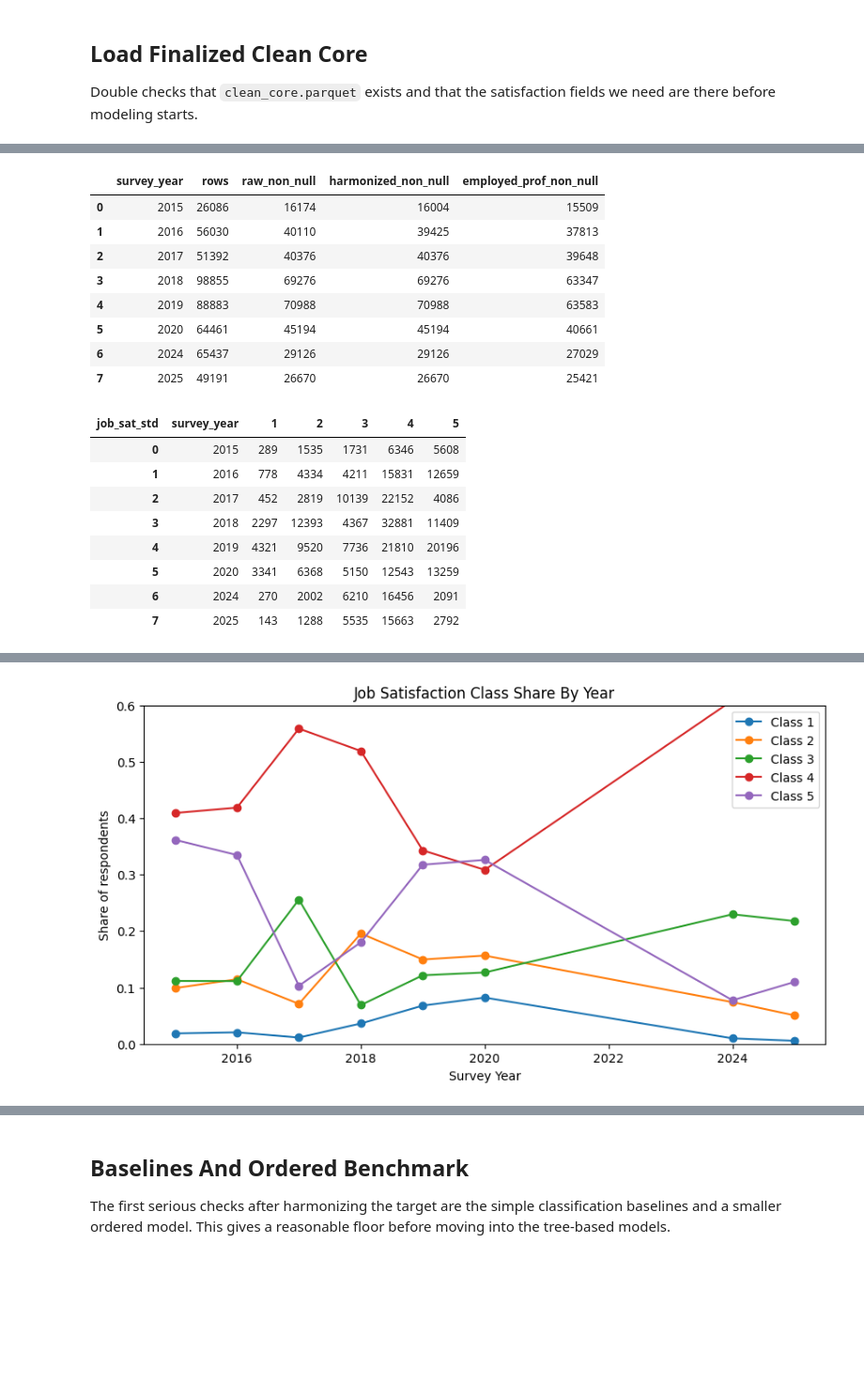
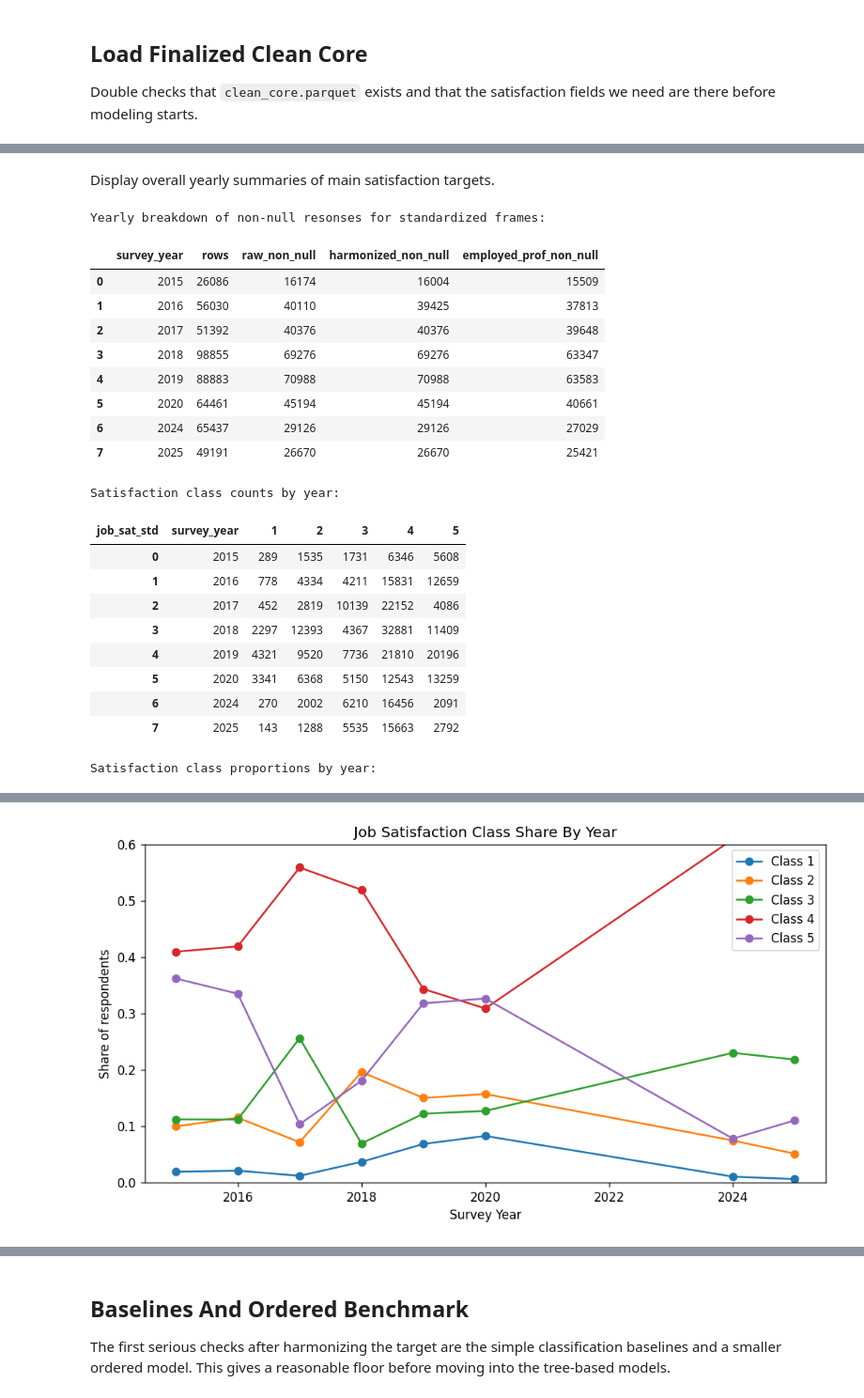
Before and after one commit to Jdrice72901/DSBA-6211-Stack-overflow-Survey-Analysis, a Jupyter notebook: notebooks/modeling_sat_v2.ipynb, the cells around one changed output, grey strips where cells are left out. Shown at 94% size. Saved outputs shown, nothing was run; the diff lists cells and outputs as text; code cells hidden in the pictures; blank space fills up the shorter version.

```diff
--- a/notebooks/modeling_sat_v2.ipynb
+++ b/notebooks/modeling_sat_v2.ipynb
@@ -133,10 +223,9 @@ SAT_BASELINE_GROUP_SETS = [
 
 Double checks that `clean_core.parquet` exists and that the satisfaction fields we need are there before modeling starts.
 # %%
-# Load the cleaned respondent table and make sure the satisfaction fields we need are here
+# Load the cleaned respondent table and validate the columns needed
 CLEAN_PATH = ROOT / 'data' / 'derived' / 'clean_core.parquet'
-
-clean_core = comp_clean.load_clean_core(CLEAN_PATH)
+clean_core = pd.read_parquet(CLEAN_PATH).copy()
 
 required_cols = {
     'survey_year',
@@ -148,20 +237,20 @@ required_cols = {
     'is_independent',
     'region',
     'country_clean',
-    'age_group',
+    'age_mid',
     'education_clean',
     'org_size_clean',
     'remote_group',
     'years_code_clean',
-    'language_count',
-    'database_count',
-    'platform_count',
-    'role_family_count',
-    'log_comp_real_2025'
+    'language',
+    'database',
+    'platform',
+    'comp_real_2025'
 }
 missing_cols = sorted(required_cols - set(clean_core.columns))
 assert not missing_cols, f'Missing required columns: {missing_cols}'
 
+# Keep string columns consistently nullable for the later prep steps
 string_cols = clean_core.select_dtypes(include='string').columns
 clean_core[string_cols] = clean_core[string_cols].fillna(pd.NA)
 
@@ -407,27 +525,61 @@ Canonical satisfaction rows: 313011
 Role flags used: 17
+# %% [markdown]
+Display overall yearly summaries of main satisfaction targets.
 # %%
-# Show target coverage by year before locking the modeling frame
-year_summary = job_sat_year_summary(clean_core)
+summary_frame = add_job_sat_std(clean_core)
+summary_frame = summary_frame.loc[summary_frame['survey_year'].isin(SAT_CANONICAL_YEARS)].copy()
+employed_mask = paid_work_mask(summary_frame)
+
+year_summary = (
+    summary_frame
+    .groupby('survey_year')
+    .agg(
+        rows=('survey_year', 'size'),
+        raw_non_null=('job_sat', lambda series: int(series.notna().sum())),
+        harmonized_non_null=(SAT_TARGET, lambda series: int(series.notna().sum())),
+        employed_prof_non_null=(
+            SAT_TARGET,
+            lambda series: int(
+                series.loc[
+                    summary_frame.loc[series.index, 'is_professional']
+                    & employed_mask.loc[series.index]
+                ].notna().sum()
+            )
+        )
+    )
+    .reset_index()
+)
+
+print("Yearly breakdown of non-null resonses for standardized frames:")
 display(year_summary)
 
-class_counts = job_sat_distribution_by_year(sat_df)
+class_counts = (
+    sat_df
+    .groupby('survey_year')[SAT_TARGET]
+    .value_counts()
+    .unstack(fill_value=0)
+    .reindex(columns=SAT_LABELS, fill_value=0)
+    .reset_index()
+)
 class_props = class_counts.copy()
-class_cols = [1, 2, 3, 4, 5]
-class_props[class_cols] = class_props[class_cols].div(class_props[class_cols].sum(axis=1), axis=0)
+class_props[SAT_LABELS] = class_props[SAT_LABELS].div(class_props[SAT_LABELS].sum(axis=1), axis=0)
 
+print("\nSatisfaction class counts by year:")
 display(class_counts)
-display(class_props.round(3))
+print("\nSatisfaction class proportions by year:")
+display(class_props.mul(100).round(2))
 
 plt.figure(figsize=(10, 5))
-for label in class_cols:
+for label in SAT_LABELS:
     plt.plot(class_props['survey_year'], class_props[label], marker='o', label=f'Class {label}')
-plt.title('Job Satisfaction Class Share By Year')
-plt.xlabel('Survey Year')
-plt.ylabel('Share of respondents')
+plt.title("Job Satisfaction Class Share By Year")
+plt.xlabel("Survey Year")
+plt.ylabel("Share of respondents")
 plt.ylim(0, 0.6)
 plt.legend()
 plt.show()
 # %% [output]
+Yearly breakdown of non-null resonses for standardized frames:
 |  | survey_year | rows | raw_non_null | harmonized_non_null | employed_prof_non_null |
 | 0 | 2015 | 26086 | 16174 | 16004 | 15509 |
 | 1 | 2016 | 56030 | 40110 | 39425 | 37813 |
@@ -437,6 +589,7 @@ plt.show()
 | 5 | 2020 | 64461 | 45194 | 45194 | 40661 |
 | 6 | 2024 | 65437 | 29126 | 29126 | 27029 |
 | 7 | 2025 | 49191 | 26670 | 26670 | 25421 |
+Satisfaction class counts by year:
 | job_sat_std | survey_year | 1 | 2 | 3 | 4 | 5 |
 | 0 | 2015 | 289 | 1535 | 1731 | 6346 | 5608 |
 | 1 | 2016 | 778 | 4334 | 4211 | 15831 | 12659 |
@@ -446,4 +599,5 @@ plt.show()
 | 5 | 2020 | 3341 | 6368 | 5150 | 12543 | 13259 |
 | 6 | 2024 | 270 | 2002 | 6210 | 16456 | 2091 |
 | 7 | 2025 | 143 | 1288 | 5535 | 15663 | 2792 |
+Satisfaction class proportions by year:
 | job_sat_std | survey_year | 1 | 2 | 3 | 4 | 5 |
@@ -458,4 +612,4 @@ plt.show()
-[figure, old version]
+[figure, new version]
 # %% [markdown]
 ## Final Satisfaction Task And Split Choice
 
```
Also changed, not shown: parts of 34 cells of this notebook.
